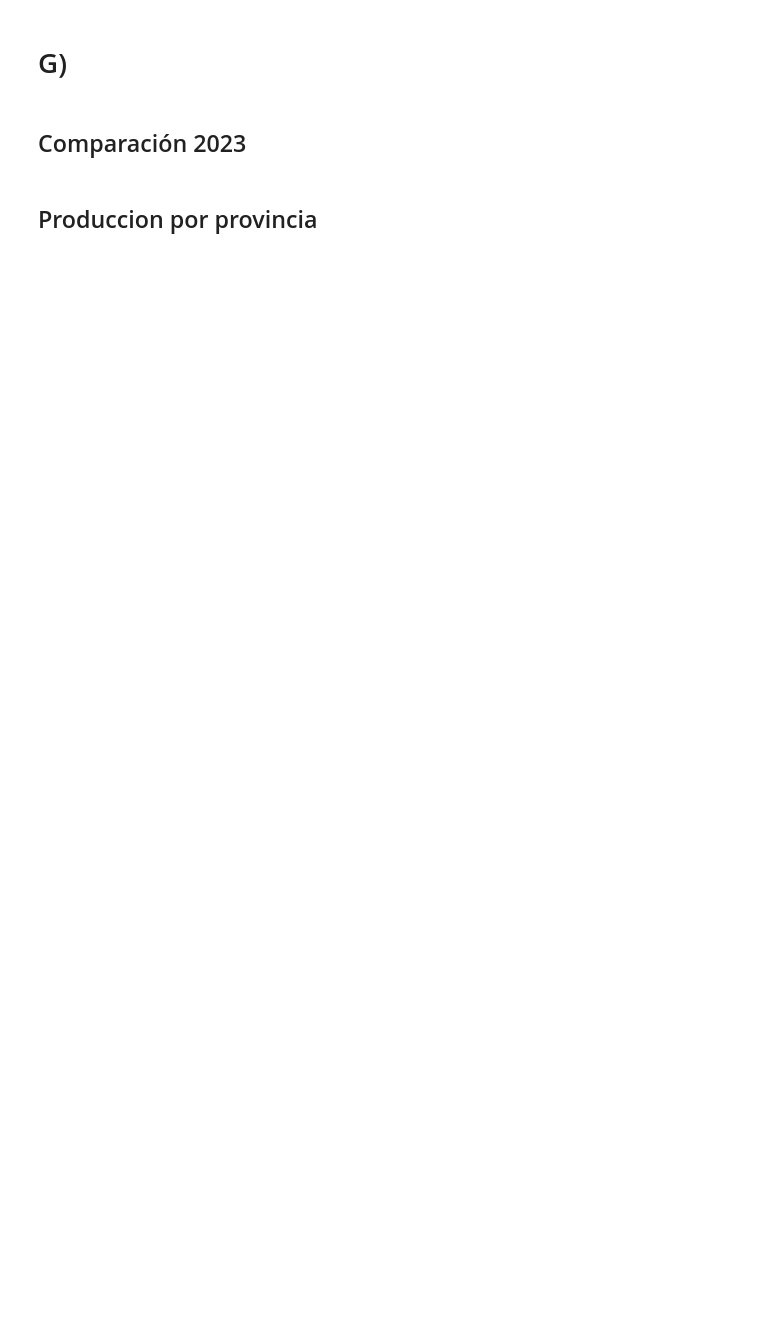
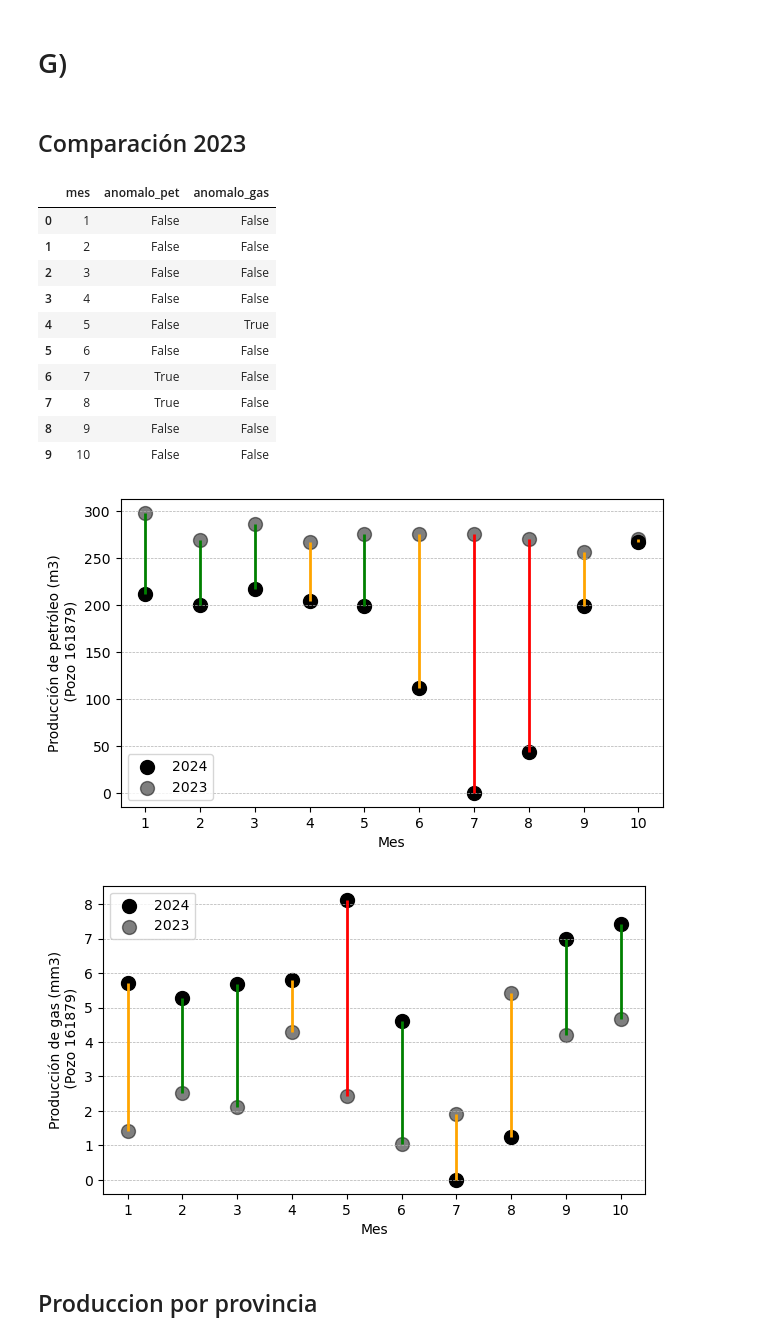
Before and after one commit to tiagoscalise3/calidad_tp2, a Jupyter notebook: casos-anomalos.ipynb, the cells around one changed output. Cells and saved outputs as stored; diff of their text form; code cells hidden in the pictures; blank space fills up the shorter version.

Commit message:
Agrego para guardar imagen y ajusto G

```diff
--- a/casos-anomalos.ipynb
+++ b/casos-anomalos.ipynb
@@ -177,7 +184,7 @@ prod_provincias_pet = pd.read_csv("produccin-de-petrleo-promedio-diaria-por-prov
 prod_provincias_gas = pd.read_csv("produccin-de-gas-promedio-diaria-por-provincia.csv")
 produccion23 = pd.read_csv("produccin-de-pozos-de-gas-y-petrleo-2023.csv")
 # %%
-def compare_2023 (df24, df23, id_pozo, plot):
+def compare_2023 (df24, df23, id_pozo, plot, save):
 
     # Producciones de 2023 y 2024 del pozo
     prods24 = df24[df24['idpozo'] == id_pozo][['mes', 'prod_pet', 'prod_gas']].sort_values(by='mes').reset_index(drop=True)
@@ -198,8 +205,8 @@ def compare_2023 (df24, df23, id_pozo, plot):
         # Busco valores muy altos
         Q1 = np.percentile(prods24['diferences_pet'], 25)
         Q3 = np.percentile(prods24['diferences_pet'], 75)
-        bigote_sup = Q3 + 1.5*(Q3-Q1)
-        bigote_inf = Q1 - 1.5*(Q3-Q1)
+        bigote_sup = Q3 + 1*(Q3-Q1)
+        bigote_inf = Q1 - 1*(Q3-Q1)
 
         # Filtro outliers
         prods24['anomalo_pet'] = (prods24['diferences_pet'] > bigote_sup) | (prods24['diferences_pet'] < bigote_inf)
@@ -208,7 +215,8 @@ def compare_2023 (df24, df23, id_pozo, plot):
         if (plot):
             colores = ['red', 'orange', 'green']
             condiciones = [(prods24['diferences_pet'] < bigote_inf) | (prods24['diferences_pet'] > bigote_sup),
-                           (prods24['diferences_pet'] >= bigote_inf) & (prods24['diferences_pet'] <= bigote_sup) & ((prods24['diferences_pet'] < Q1) | (prods24['diferences_pet'] > Q3)),
+                           (prods24['diferences_pet'] >= bigote_inf) & (prods24['diferences_pet'] <= bigote_sup)
+                           & ((prods24['diferences_pet'] < Q1) | (prods24['diferences_pet'] > Q3)),
                            (prods24['diferences_pet'] >= Q1) & (prods24['diferences_pet'] <= Q3)]
             prods24['color'] = np.select(condiciones, colores, default='gray')
 
@@ -229,14 +237,17 @@ def compare_2023 (df24, df23, id_pozo, plot):
             ax.set_xlabel('Mes')
             ax.set_ylabel(f'Producción de petróleo (m3)\n (Pozo {id_pozo})')
 
+            if (save):
+                plt.savefig('pozo-anomalias-2023-pet.png', dpi=300, bbox_inches='tight')
+
         # Diferencias en produccion de gas entre años
         prods24['diferences_gas'] = abs(prods24['prod_gas'].values-prods23['prod_gas'].values)
 
         # Busco valores muy altos
         Q1 = np.percentile(prods24['diferences_gas'], 25)
         Q3 = np.percentile(prods24['diferences_gas'], 75)
-        bigote_sup = Q3 + 1.5*(Q3-Q1)
-        bigote_inf = Q1 - 1.5*(Q3-Q1)
+        bigote_sup = Q3 + 1*(Q3-Q1)
+        bigote_inf = Q1 - 1*(Q3-Q1)
 
         # Filtro outliers
         prods24['anomalo_gas'] = (prods24['diferences_gas'] > bigote_sup) | (prods24['diferences_gas'] < bigote_inf)
@@ -245,7 +256,8 @@ def compare_2023 (df24, df23, id_pozo, plot):
         if (plot):
             colores = ['red', 'orange', 'green']
             condiciones = [(prods24['diferences_gas'] < bigote_inf) | (prods24['diferences_gas'] > bigote_sup),
-                           (prods24['diferences_gas'] >= bigote_inf) & (prods24['diferences_gas'] <= bigote_sup) & ((prods24['diferences_gas'] < Q1) | (prods24['diferences_gas'] > Q3)),
+                           (prods24['diferences_gas'] >= bigote_inf) & (prods24['diferences_gas'] <= bigote_sup)
+                           & ((prods24['diferences_gas'] < Q1) | (prods24['diferences_gas'] > Q3)),
                            (prods24['diferences_gas'] >= Q1) & (prods24['diferences_gas'] <= Q3)]
             prods24['color'] = np.select(condiciones, colores, default='gray')
 
@@ -266,7 +278,24 @@ def compare_2023 (df24, df23, id_pozo, plot):
             ax.set_xlabel('Mes')
             ax.set_ylabel(f'Producción de gas (mm3)\n (Pozo {id_pozo})')
 
+            if (save):
+                plt.savefig('pozo-anomalias-2023-gas.png', dpi=300, bbox_inches='tight')
+
     return prods24[['mes', 'anomalo_pet', 'anomalo_gas']]
 # %%
-compare_2023(produccion, produccion23, 164019, True)
+compare_2023(produccion, produccion23, 161879, True, True)
+# %% [output]
+|  | mes | anomalo_pet | anomalo_gas |
+| 0 | 1 | False | False |
+| 1 | 2 | False | False |
+| 2 | 3 | False | False |
+| 3 | 4 | False | False |
+| 4 | 5 | False | True |
+| 5 | 6 | False | False |
+| 6 | 7 | True | False |
+| 7 | 8 | True | False |
+| 8 | 9 | False | False |
+| 9 | 10 | False | False |
+[figure, added]
+[figure, added]
 # %%
```
Also changed, not shown: parts of 14 cells of this notebook.
